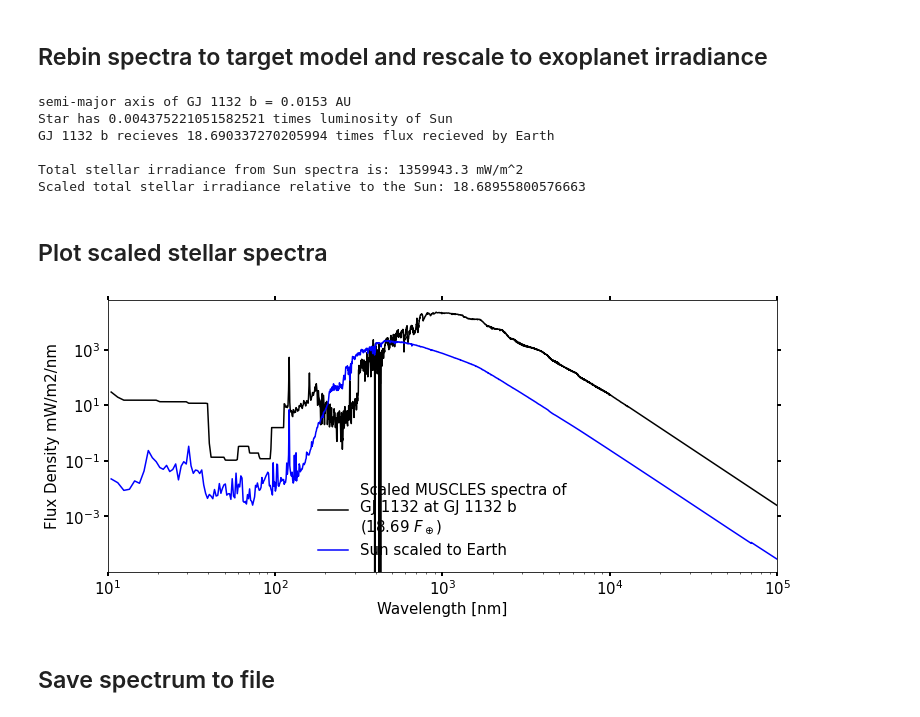
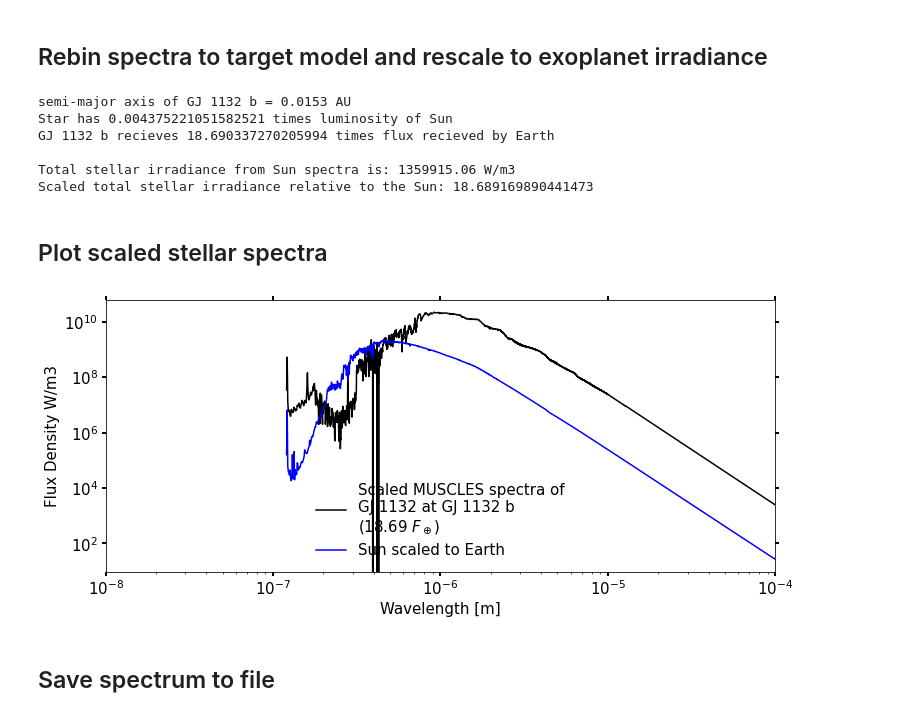
Before and after one commit to jack-eddy-symposium/exoplanetary-impact, a Jupyter notebook: SWIM/Stellar_Wind_and_Irradiance_Module.ipynb, the cells around one changed output. Saved outputs shown, nothing was run; the diff lists cells and outputs as text; code cells hidden in the pictures.

Commit message:
Fixing wavelength scaling

```diff
--- a/SWIM/Stellar_Wind_and_Irradiance_Module.ipynb
+++ b/SWIM/Stellar_Wind_and_Irradiance_Module.ipynb
@@ -263,30 +263,31 @@ Final_scaled_flux, flux_relative_to_Earth = rebin_rescale(Wavelength = Wavelengt
                                                           model = model,
                                                           Scaled_flux_to_Earth = Scaled_flux_to_Earth,
                                                           starlabel = starlabel, pl = pl,
-                                                          planet_name = planet_name)
+                                                          planet_name = planet_name, flux_units = flux_units)
 # %% [output]
 semi-major axis of GJ 1132 b = 0.0153 AU
 Star has 0.004375221051582521 times luminosity of Sun
 GJ 1132 b recieves 18.690337270205994 times flux recieved by Earth
 
-Total stellar irradiance from Sun spectra is: 1359943.3 mW/m^2
-Scaled total stellar irradiance relative to the Sun: 18.68955800576663
+Total stellar irradiance from Sun spectra is: 1359915.06 W/m3
+Scaled total stellar irradiance relative to the Sun: 18.689169890441473
 # %% [markdown]
 ## Plot scaled stellar spectra
 # %%
 label = 'Scaled MUSCLES spectra of\n'+star_name+ ' at ' +\
          Find_planets.value+'\n(' +\
          str(round(flux_relative_to_Earth,3)) + ' ' + r'$F_\oplus$'+')'
 
 Output_flux = Final_scaled_flux/flux_scaling
 Output_wavelength = model_wavelength/wav_scaling
+xlim = (10/wav_scaling,1e5/wav_scaling)
 
 from Plot_spectrum import plot_spectrum
 plot_spectrum(wav1 = Output_wavelength, flux1 = Output_flux, wav2 = Output_wavelength, flux2 = model_flux/flux_scaling,
               number = 2, flux_units = flux_units,
-              label1 = label, label2 = starlabel+' scaled to Earth', xlim = (10,1e5))
+              label1 = label, label2 = starlabel+' scaled to Earth', xlim = xlim, wav_units = 'm')
 # %% [output]
-[figure, old version]
+[figure, new version]
 # %% [markdown]
 ## Save spectrum to file
 # %%
```
Also changed, not shown: parts of 1 cell of this notebook, 1 other file.
